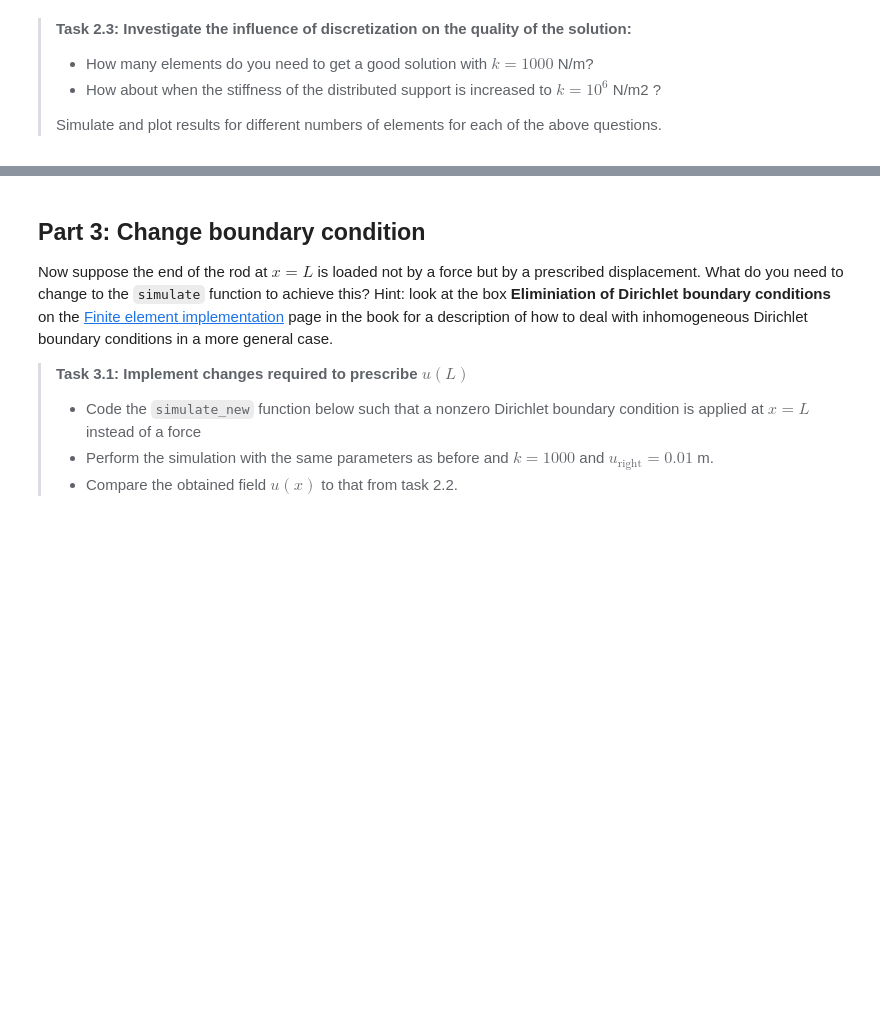
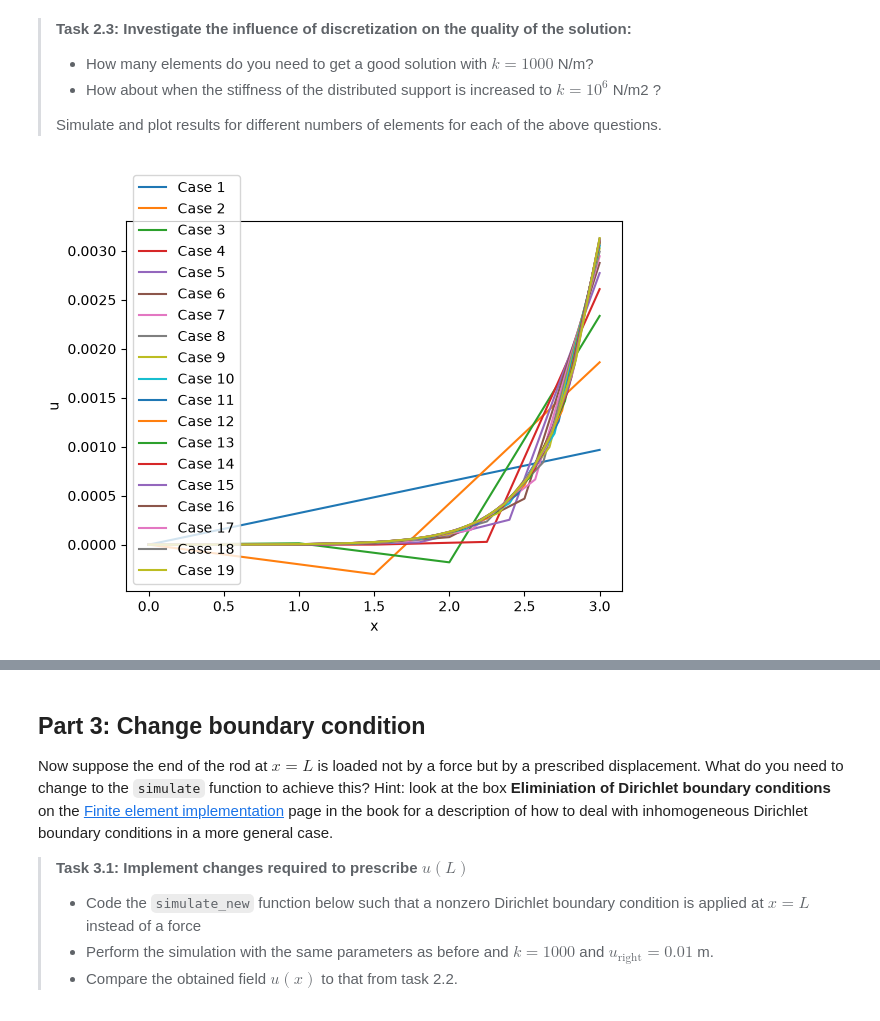
Before and after one commit to matpre333/WA.2.2, a Jupyter notebook: all_files_WS_2_2/WS_2_2.ipynb, the cells around one changed output, grey strips where cells are left out. Drawn from its saved outputs; the diff is of its cells as text; code cells hidden in the pictures; blank space fills up the shorter version.

```diff
--- a/all_files_WS_2_2/WS_2_2.ipynb
+++ b/all_files_WS_2_2/WS_2_2.ipynb
@@ -78,4 +213,14 @@ import matplotlib.pyplot as plt
 >
 > Simulate and plot results for different numbers of elements for each of the above questions.
 # %%
-### YOUR_CODE_HERE ###
+simulation_3 = simulate(n_element=10, length=3, EA=1e3, F_right=10, q_load=0, k=1000)
+simulation_4 = simulate(n_element=10, length=3, EA=1e3, F_right=10, q_load=0, k=10e6)
+for i in range(1, 20):
+    simulation_5 = simulate(n_element=i, length=3, EA=1e3, F_right=10, q_load=0, k=10000)
+    plt.plot(simulation_5[0], simulation_5[1], label=f'Case {i}')
+plt.xlabel('x')
+plt.ylabel('u')
+plt.legend(loc='lower left')
+plt.show()
+# %% [output]
+[figure, added]
```
Also changed, not shown: parts of 10 cells of this notebook.
